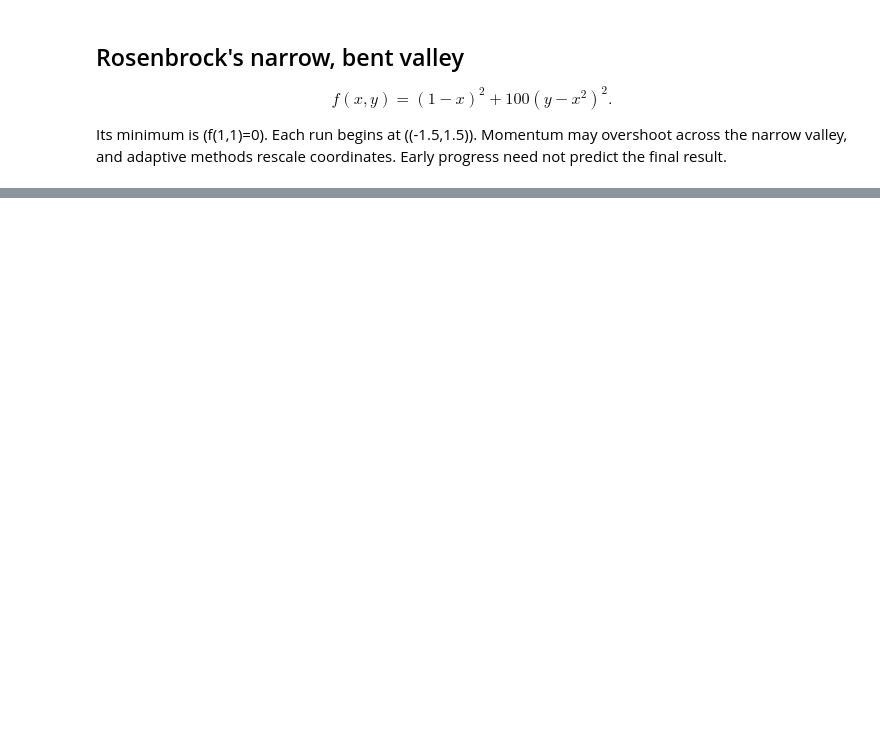
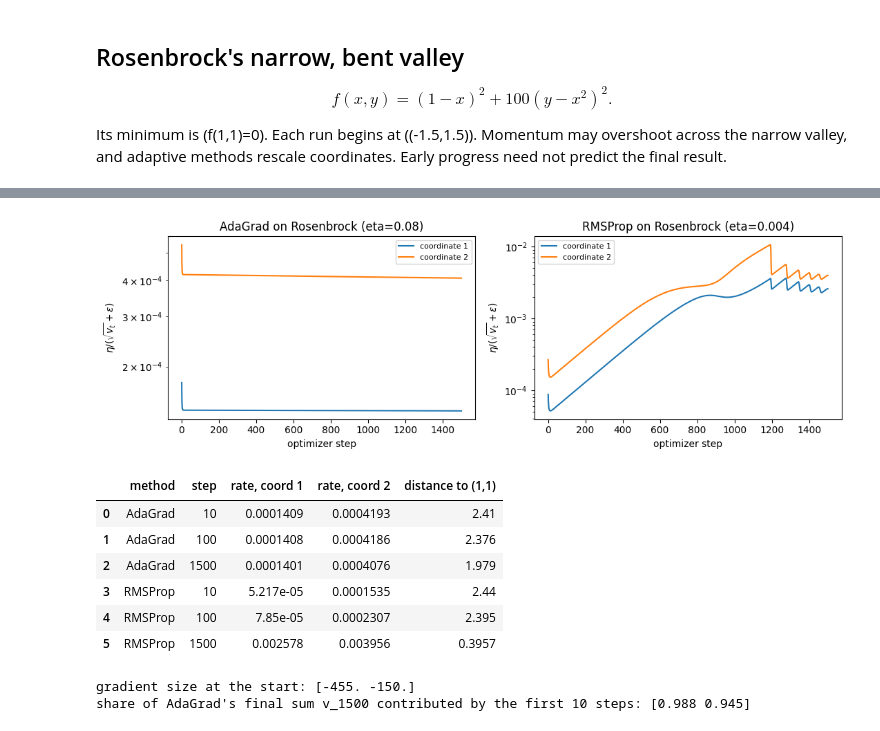
Before and after one commit to ZhuoranYang/sds265-fall26, a Jupyter notebook: demos/12-neural-optimization/optimizer-landscapes.ipynb, the cells around one changed output, grey strips where cells are left out. Saved outputs shown, nothing was run; the diff lists cells and outputs as text; code cells hidden in the pictures; blank space fills up the shorter version.

```diff
--- a/demos/12-neural-optimization/optimizer-landscapes.ipynb
+++ b/demos/12-neural-optimization/optimizer-landscapes.ipynb
@@ -209,0 +413,48 @@ show_results(rosenbrock, rosen_results, ((-2,2),(-1,3)),
+# %%
+def effective_rates(path, method, lr, rho=.99, eps=1e-8):
+    grads = np.array([rosenbrock_grad(p) for p in path[:-1]])
+    if method == 'AdaGrad':
+        v = np.cumsum(grads**2, axis=0)
+    else:
+        v = np.zeros_like(grads)
+        acc = np.zeros(2)
+        for t, g in enumerate(grads):
+            acc = rho * acc + (1 - rho) * g * g
+            v[t] = acc
+    return lr / (np.sqrt(v) + eps)
+
+fig, axes = plt.subplots(1, 2, figsize=(11, 3.6))
+rate_rows = []
+for ax, method in zip(axes, ['AdaGrad', 'RMSProp']):
+    path, _ = rosen_results[method]
+    rates = effective_rates(path, method, ROSEN_RATES[method])
+    for j in range(2):
+        ax.semilogy(np.arange(1, len(rates) + 1), rates[:, j],
+                    label=f'coordinate {j+1}')
+    ax.set(xlabel='optimizer step', ylabel='$\\eta/(\\sqrt{v_t}+\\varepsilon)$',
+           title=f'{method} on Rosenbrock (eta={ROSEN_RATES[method]:g})')
+    ax.legend(fontsize=8)
+    for t in [10, 100, 1500]:
+        rate_rows.append({'method': method, 'step': t,
+                          'rate, coord 1': rates[t-1, 0],
+                          'rate, coord 2': rates[t-1, 1],
+                          'distance to (1,1)': np.linalg.norm(path[t] - 1)})
+fig.tight_layout()
+plt.show()
+display(pd.DataFrame(rate_rows))
+ada_g2 = np.array([rosenbrock_grad(p)
+                   for p in rosen_results['AdaGrad'][0][:-1]])**2
+print('gradient size at the start:', np.round(rosenbrock_grad(np.array([-1.5, 1.5])), 1))
+print('share of AdaGrad\'s final sum v_1500 contributed by the first 10 steps:',
+      np.round(ada_g2[:10].sum(0) / ada_g2.sum(0), 3))
+# %% [output]
+[figure, added]
+|  | method | step | rate, coord 1 | rate, coord 2 | distance to (1,1) |
+| 0 | AdaGrad | 10 | 0.0001409 | 0.0004193 | 2.41 |
+| 1 | AdaGrad | 100 | 0.0001408 | 0.0004186 | 2.376 |
+| 2 | AdaGrad | 1500 | 0.0001401 | 0.0004076 | 1.979 |
+| 3 | RMSProp | 10 | 5.217e-05 | 0.0001535 | 2.44 |
+| 4 | RMSProp | 100 | 7.85e-05 | 0.0002307 | 2.395 |
+| 5 | RMSProp | 1500 | 0.002578 | 0.003956 | 0.3957 |
+gradient size at the start: [-455. -150.]
+share of AdaGrad's final sum v_1500 contributed by the first 10 steps: [0.988 0.945]
```
Also changed, not shown: parts of 31 cells of this notebook, 7 other files.
